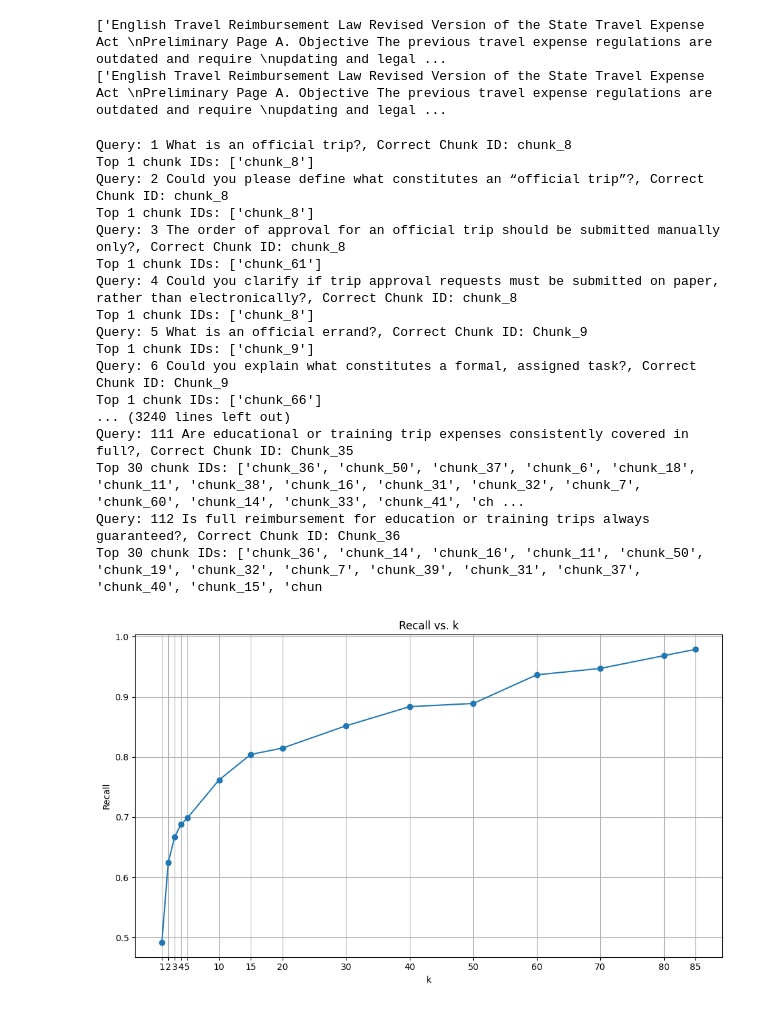
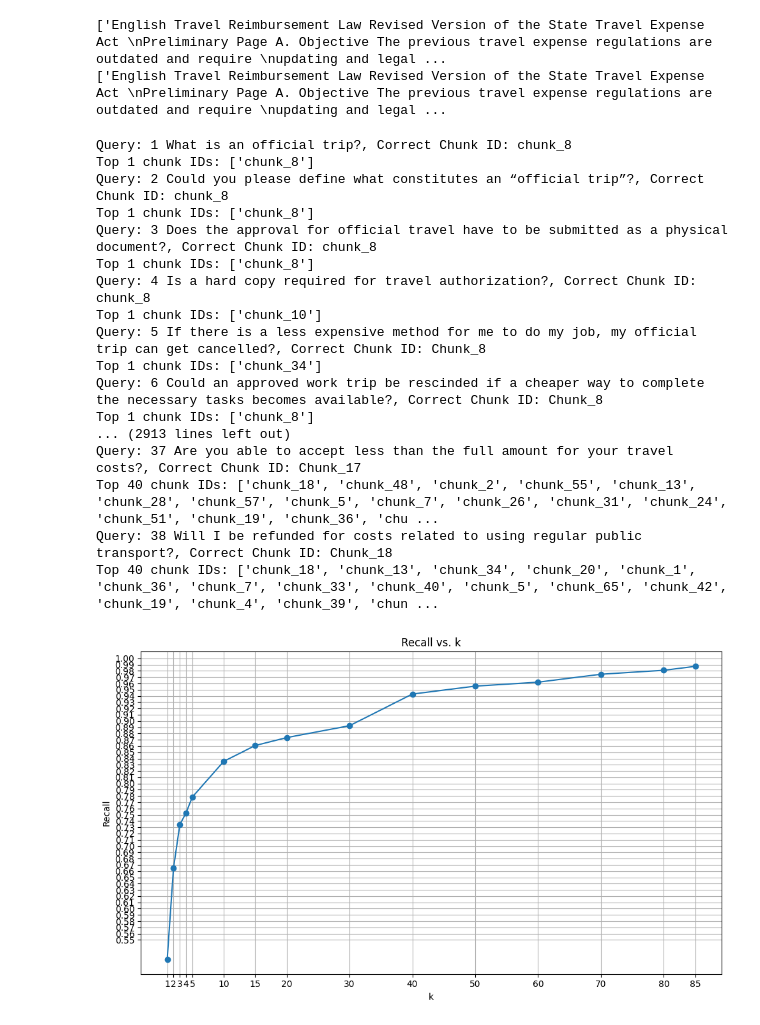
Before and after one commit to alyasherifashoush/LLM_Connection, a Jupyter notebook: find_best_k.ipynb, the cells around one changed output. Cells and saved outputs as stored; diff of their text form; code cells hidden in the pictures.

Commit message:
Made test set more specific and added new docs and changed csv paths accordingly in paraphrase and find best k code

```diff
--- a/find_best_k.ipynb
+++ b/find_best_k.ipynb
@@ -89,8 +89,8 @@ import pandas as pd
 
 def get_top_matching_chunks(query, k):
     # Load the model only once (move it outside this function if calling often)
-    # model = SentenceTransformer("all-MiniLM-L6-v2")
-    model = SentenceTransformer("all-mpnet-base-v2") # around 7% better
+    model = SentenceTransformer("all-MiniLM-L6-v2")
+    # model = SentenceTransformer("all-mpnet-base-v2") # around 7% better
 
     # Load CSV with both chunk_id and chunk_text
     df = pd.read_csv("chunks.csv")  # assumes columns: chunk_id, chunk_text
@@ -141,12 +141,13 @@ def normalize_string(s):
     return s
 # %%
 import matplotlib.pyplot as plt
+import numpy as np
 
 k_list = [1, 2, 3, 4, 5,10,15,20,30,40,50,60,70,80,85]
 recall_dict = {}
 
 # Get the questions and their corresponding chunk IDs
-csv_file = '/mount/arbeitsdaten/studenten4/ashousaa/final_test_set.csv'
+csv_file = '/mount/arbeitsdaten/studenten4/ashousaa/modified_final_test_set.csv'
 query_dict_list = get_queries_from_csv(csv_file)
 
 for k in k_list:
@@ -163,43 +164,44 @@ for k in k_list:
 
         answer_set = get_top_matching_chunks(query,k)
         print(f"Top {k} chunk IDs: {answer_set}")
 
         normalized_chunk_id = normalize_string(chunk_id)
         normalized_answer_set = [normalize_string(a) for a in answer_set]
         recall_list.append(normalized_chunk_id in normalized_answer_set)
 
 
     print(f"For k = {k} The recall list is {recall_list}")
 
     recall_dict[k] = sum(recall_list) / len(recall_list)
 
 
 # Plot the recall
 plt.figure(figsize=(10, 6)) # Adjust figure size as needed
 plt.plot(recall_dict.keys(), recall_dict.values(), marker='o', linestyle='-') # Plot recall values over steps, marking each point with circles and connecting them with lines.
 plt.xlabel('k')
 plt.ylabel('Recall')
 plt.title('Recall vs. k')
 plt.grid(True)
 plt.xticks(k_list) # Ensure all k values are displayed on the x-axis
+plt.yticks(np.arange(0.55, 1.01, 0.01))  # Adjust range and step size as needed
 plt.tight_layout()
 plt.show()
 # %% [output]
 Query: 1 What is an official trip?, Correct Chunk ID: chunk_8
 Top 1 chunk IDs: ['chunk_8']
 Query: 2 Could you please define what constitutes an “official trip”?, Correct Chunk ID: chunk_8
 Top 1 chunk IDs: ['chunk_8']
-Query: 3 The order of approval for an official trip should be submitted manually only?, Correct Chunk ID: chunk_8
-Top 1 chunk IDs: ['chunk_61']
-Query: 4 Could you clarify if trip approval requests must be submitted on paper, rather than electronically?, Correct Chunk ID: chunk_8
+Query: 3 Does the approval for official travel have to be submitted as a physical document?, Correct Chunk ID: chunk_8
 Top 1 chunk IDs: ['chunk_8']
-Query: 5 What is an official errand?, Correct Chunk ID: Chunk_9
-Top 1 chunk IDs: ['chunk_9']
-Query: 6 Could you explain what constitutes a formal, assigned task?, Correct Chunk ID: Chunk_9
-Top 1 chunk IDs: ['chunk_66']
-... (3240 lines left out)
-Query: 111 Are educational or training trip expenses consistently covered in full?, Correct Chunk ID: Chunk_35
-Top 30 chunk IDs: ['chunk_36', 'chunk_50', 'chunk_37', 'chunk_6', 'chunk_18', 'chunk_11', 'chunk_38', 'chunk_16', 'chunk_31', 'chunk_32', 'chunk_7', 'chunk_60', 'chunk_14', 'chunk_33', 'chunk_41', 'ch ...
-Query: 112 Is full reimbursement for education or training trips always guaranteed?, Correct Chunk ID: Chunk_36
-Top 30 chunk IDs: ['chunk_36', 'chunk_14', 'chunk_16', 'chunk_11', 'chunk_50', 'chunk_19', 'chunk_32', 'chunk_7', 'chunk_39', 'chunk_31', 'chunk_37', 'chunk_40', 'chunk_15', 'chun
+Query: 4 Is a hard copy required for travel authorization?, Correct Chunk ID: chunk_8
+Top 1 chunk IDs: ['chunk_10']
+Query: 5 If there is a less expensive method for me to do my job, my official trip can get cancelled?, Correct Chunk ID: Chunk_8
+Top 1 chunk IDs: ['chunk_34']
+Query: 6 Could an approved work trip be rescinded if a cheaper way to complete the necessary tasks becomes available?, Correct Chunk ID: Chunk_8
+Top 1 chunk IDs: ['chunk_8']
+... (2913 lines left out)
+Query: 37 Are you able to accept less than the full amount for your travel costs?, Correct Chunk ID: Chunk_17
+Top 40 chunk IDs: ['chunk_18', 'chunk_48', 'chunk_2', 'chunk_55', 'chunk_13', 'chunk_28', 'chunk_57', 'chunk_5', 'chunk_7', 'chunk_26', 'chunk_31', 'chunk_24', 'chunk_51', 'chunk_19', 'chunk_36', 'chu ...
+Query: 38 Will I be refunded for costs related to using regular public transport?, Correct Chunk ID: Chunk_18
+Top 40 chunk IDs: ['chunk_18', 'chunk_13', 'chunk_34', 'chunk_20', 'chunk_1', 'chunk_36', 'chunk_7', 'chunk_33', 'chunk_40', 'chunk_5', 'chunk_65', 'chunk_42', 'chunk_19', 'chunk_4', 'chunk_39', 'chun ...
-[figure, old version]
+[figure, new version]
```
Also changed, not shown: 10 other files.
